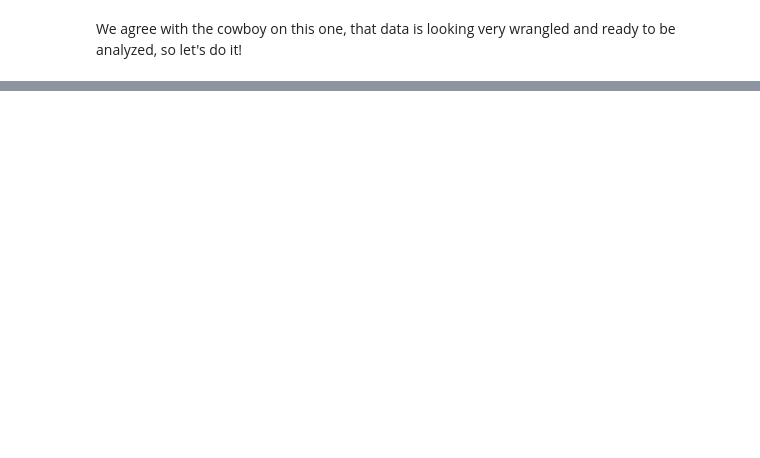
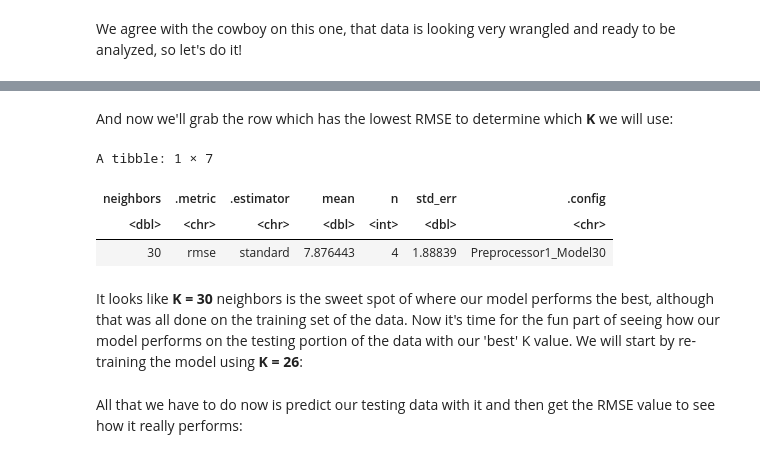
Before and after one commit to derek-m-martin/DSCI100-GroupProject, a Jupyter notebook: project_file.ipynb, the cells around one changed output, grey strips where cells are left out. Drawn from its saved outputs; the diff is of its cells as text; code cells hidden in the pictures; blank space fills up the shorter version.

```diff
--- a/project_file.ipynb
+++ b/project_file.ipynb
@@ -225,0 +295,7 @@ We agree with the cowboy on this one, that data is looking very wrangled and rea
+# %%
+plaicraft_recipe <- recipe(future_sessions_count ~ first_session_duration, data = plaicraft_train) |>
+  step_scale(all_predictors()) |>
+  step_center(all_predictors())
+
+plaicraft_spec <- nearest_neighbor(weight_func = "rectangular",
+                              neighbors = tune()) |> set_engine("kknn") |> set_mode("regression")
@@ -225,0 +304,2 @@ We agree with the cowboy on this one, that data is looking very wrangled and rea
+# %%
+plaicraft_vfold <- vfold_cv(plaicraft_train, v = 4, strata = future_sessions_count)
@@ -225,0 +308,6 @@ We agree with the cowboy on this one, that data is looking very wrangled and rea
+# %%
+plaicraft_wkflw <- workflow() |>
+  add_recipe(plaicraft_recipe) |>
+  add_model(plaicraft_spec)
+
+plaicraft_wkflw
@@ -225,0 +335,9 @@ We agree with the cowboy on this one, that data is looking very wrangled and rea
+# %%
+gridvals <- tibble(neighbors = seq(from = 1, to = 30, by = 1))
+
+plaicraft_results <- plaicraft_wkflw |>
+  tune_grid(resamples = plaicraft_vfold, grid = gridvals) |>
+  collect_metrics() |>
+  filter(.metric == "rmse")
+
+plaicraft_results
@@ -225,0 +364,14 @@ We agree with the cowboy on this one, that data is looking very wrangled and rea
+# %% [markdown]
+And now we'll grab the row which has the lowest RMSE to determine which **K** we will use:
+# %%
+plaicraft_min <- plaicraft_results |>
+  filter(mean == min(mean))
+
+plaicraft_min
+# %% [output]
+A tibble: 1 × 7
+| neighbors | .metric | .estimator | mean | n | std_err | .config |
+| <dbl> | <chr> | <chr> | <dbl> | <int> | <dbl> | <chr> |
+| 30 | rmse | standard | 7.876443 | 4 | 1.88839 | Preprocessor1_Model30 |
+# %% [markdown]
+It looks like **K = 30** neighbors is the sweet spot of where our model performs the best, although that was all done on the training set of the data. Now it's time for the fun part of seeing how our model performs on the testing portion of the data with our 'best' K value. We will start by re-training the model using **K = 26**:
@@ -225,0 +389,2 @@ We agree with the cowboy on this one, that data is looking very wrangled and rea
+# %% [markdown]
+All that we have to do now is predict our testing data with it and then get the RMSE value to see how it really performs:
```
Also changed, not shown: parts of 29 cells of this notebook.
